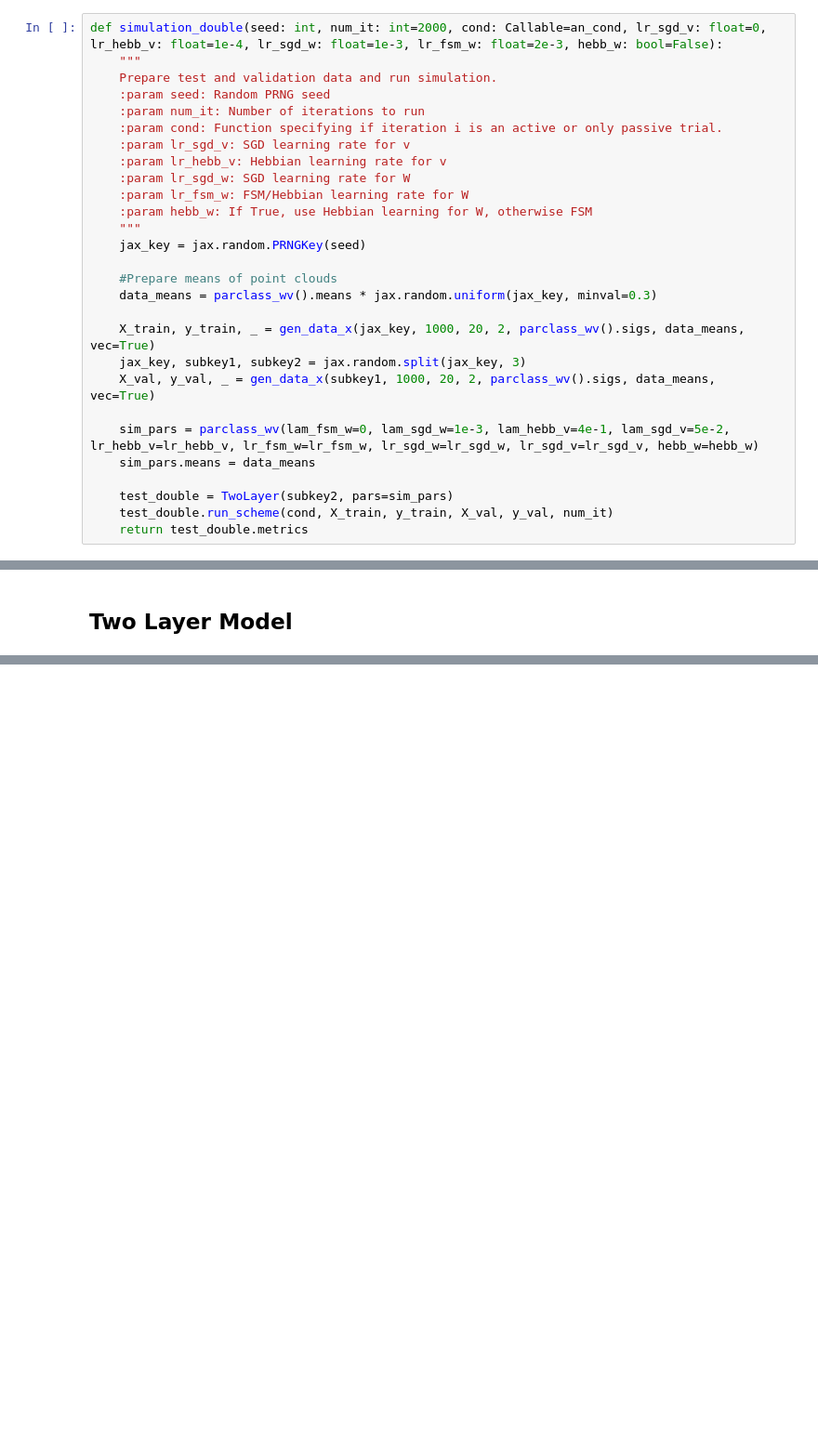
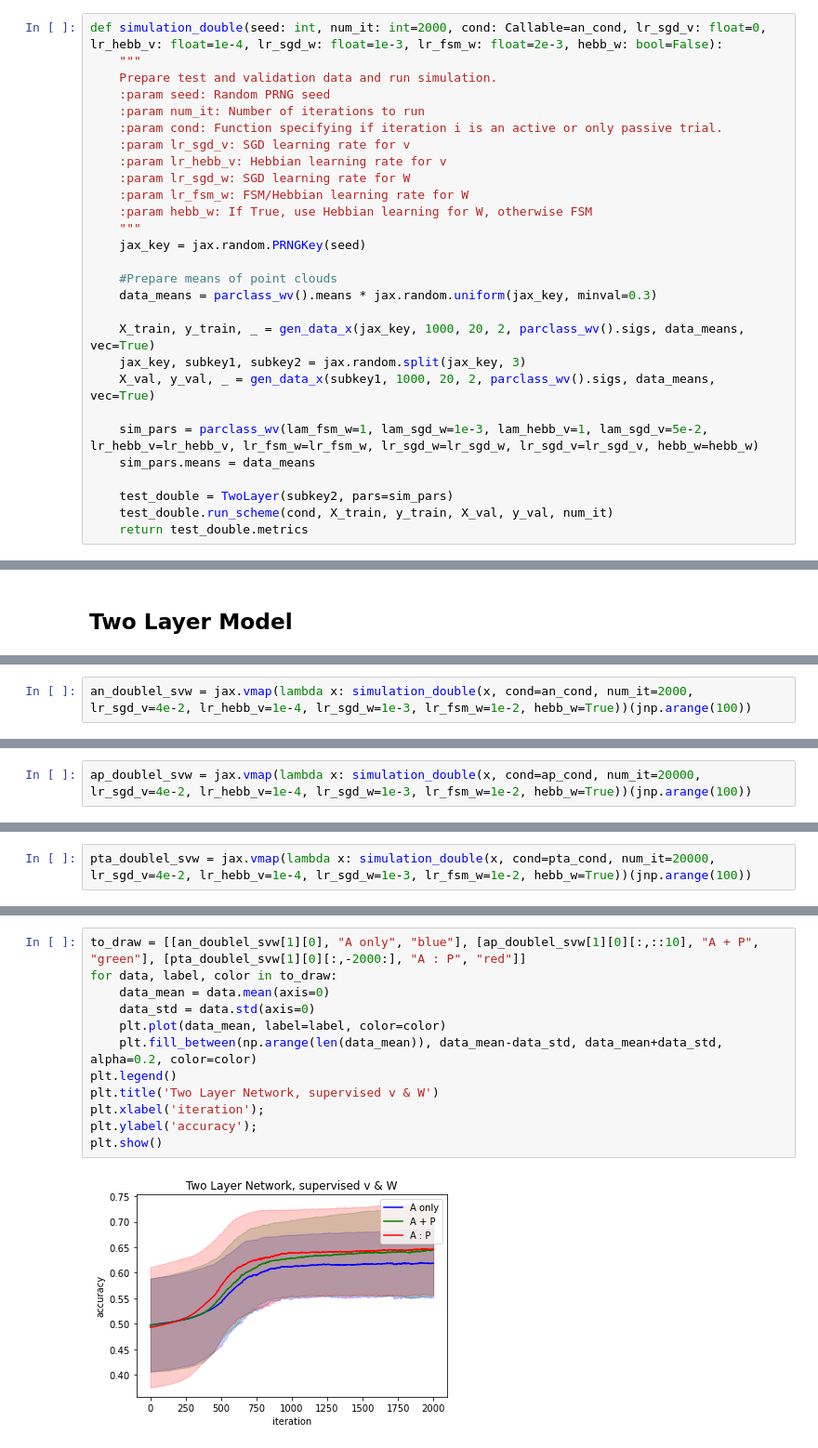
Before and after one commit to cschmidat/behaviour-models, a Jupyter notebook: fresh_analysis.ipynb, the cells around one changed output, grey strips where cells are left out. Shown: that part at 93% size. Saved outputs shown, nothing was run; the diff lists cells and outputs as text; blank space fills up the shorter version.

```diff
--- a/fresh_analysis.ipynb
+++ b/fresh_analysis.ipynb
@@ -75,7 +75,7 @@ def simulation_double(seed: int, num_it: int=2000, cond: Callable=an_cond, lr_sg
     jax_key, subkey1, subkey2 = jax.random.split(jax_key, 3)
     X_val, y_val, _ = gen_data_x(subkey1, 1000, 20, 2, parclass_wv().sigs, data_means, vec=True)
 
-    sim_pars = parclass_wv(lam_fsm_w=0, lam_sgd_w=1e-3, lam_hebb_v=4e-1, lam_sgd_v=5e-2, lr_hebb_v=lr_hebb_v, lr_fsm_w=lr_fsm_w, lr_sgd_w=lr_sgd_w, lr_sgd_v=lr_sgd_v, hebb_w=hebb_w)
+    sim_pars = parclass_wv(lam_fsm_w=1, lam_sgd_w=1e-3, lam_hebb_v=1, lam_sgd_v=5e-2, lr_hebb_v=lr_hebb_v, lr_fsm_w=lr_fsm_w, lr_sgd_w=lr_sgd_w, lr_sgd_v=lr_sgd_v, hebb_w=hebb_w)
     sim_pars.means = data_means
 
     test_double = TwoLayer(subkey2, pars=sim_pars)
@@ -115,0 +131,2 @@ plt.show()
+# %%
+an_doublel_svw = jax.vmap(lambda x: simulation_double(x, cond=an_cond, num_it=2000, lr_sgd_v=4e-2, lr_hebb_v=1e-4, lr_sgd_w=1e-3, lr_fsm_w=1e-2, hebb_w=True))(jnp.arange(100))
@@ -115,0 +135,2 @@ plt.show()
+# %%
+ap_doublel_svw = jax.vmap(lambda x: simulation_double(x, cond=ap_cond, num_it=20000, lr_sgd_v=4e-2, lr_hebb_v=1e-4, lr_sgd_w=1e-3, lr_fsm_w=1e-2, hebb_w=True))(jnp.arange(100))
@@ -115,0 +139,2 @@ plt.show()
+# %%
+pta_doublel_svw = jax.vmap(lambda x: simulation_double(x, cond=pta_cond, num_it=20000, lr_sgd_v=4e-2, lr_hebb_v=1e-4, lr_sgd_w=1e-3, lr_fsm_w=1e-2, hebb_w=True))(jnp.arange(100))
@@ -115,0 +143,14 @@ plt.show()
+# %%
+to_draw = [[an_doublel_svw[1][0], "A only", "blue"], [ap_doublel_svw[1][0][:,::10], "A + P", "green"], [pta_doublel_svw[1][0][:,-2000:], "A : P", "red"]]
+for data, label, color in to_draw:
+    data_mean = data.mean(axis=0)
+    data_std = data.std(axis=0)
+    plt.plot(data_mean, label=label, color=color)
+    plt.fill_between(np.arange(len(data_mean)), data_mean-data_std, data_mean+data_std, alpha=0.2, color=color)
+plt.legend()
+plt.title('Two Layer Network, supervised v & W')
+plt.xlabel('iteration');
+plt.ylabel('accuracy');
+plt.show()
+# %% [output]
+[figure, added]
```
Also changed, not shown: parts of 14 cells of this notebook, 2 other files.
